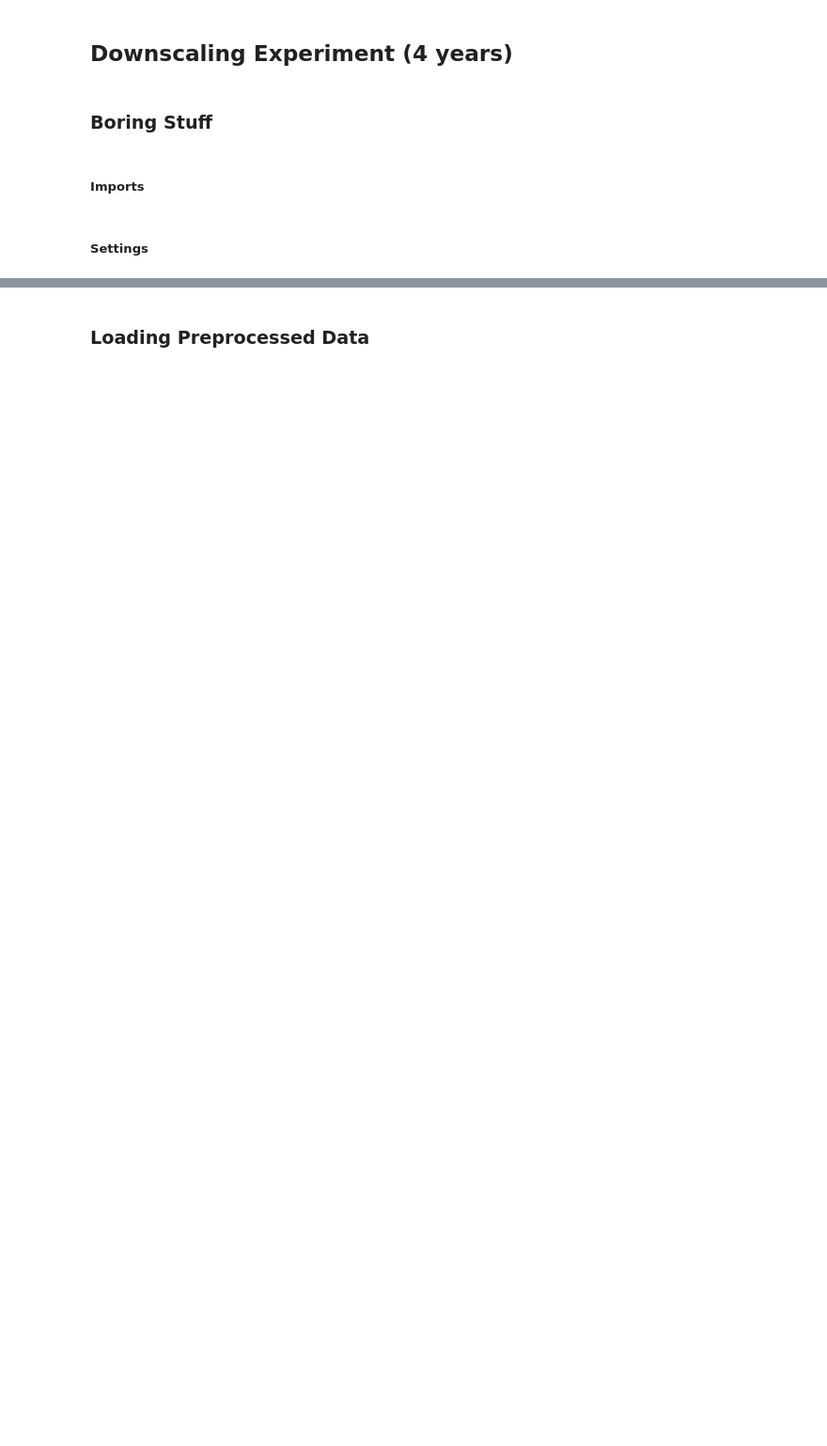
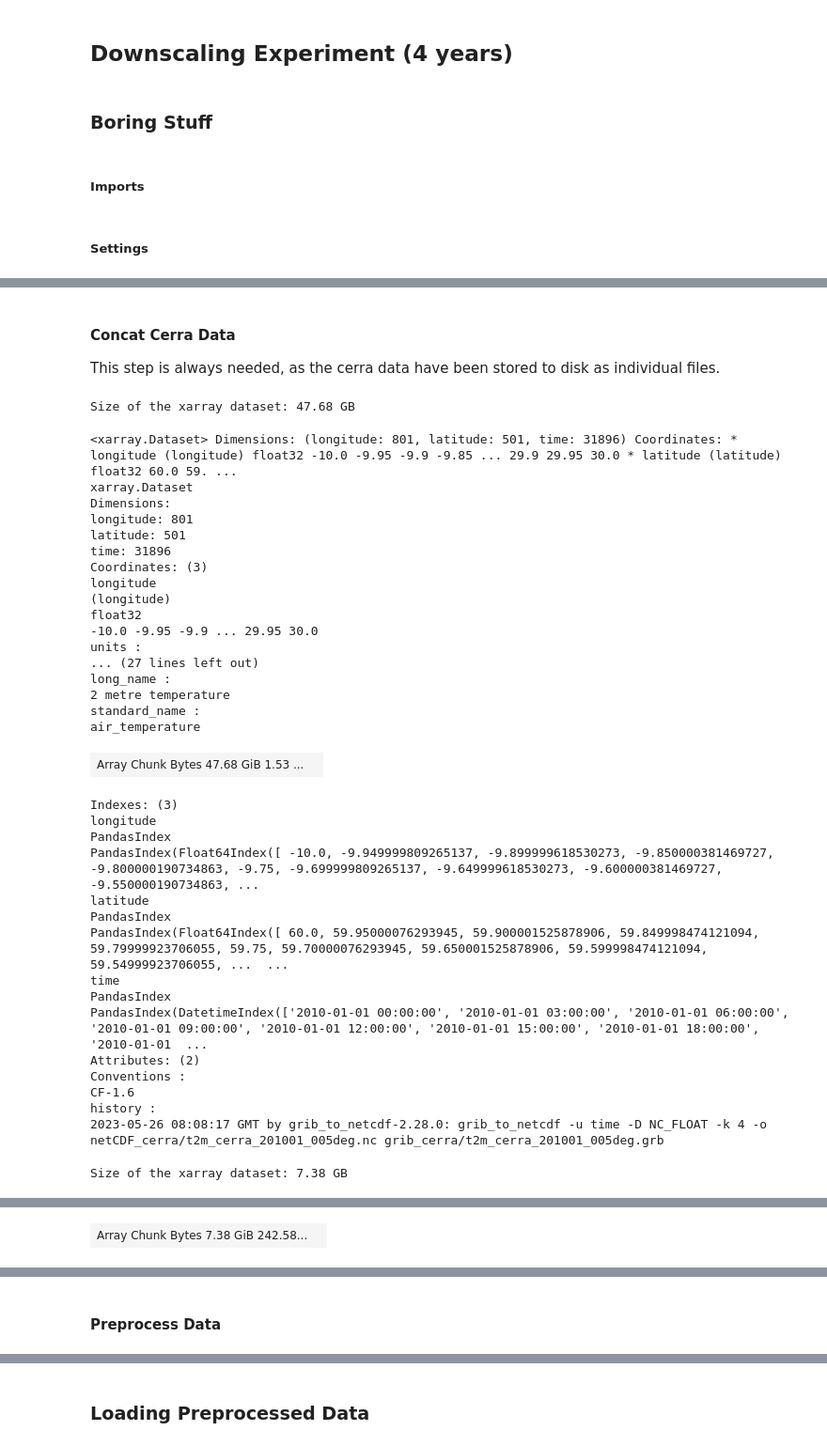
Before and after one commit to riccih-dev/bac_unet_downscaling, a Jupyter notebook: experiment_4y.ipynb, the cells around one changed output, grey strips where cells are left out. Shown at 94% size. Saved outputs shown, nothing was run; the diff lists cells and outputs as text; code cells hidden in the pictures; blank space fills up the shorter version.

```diff
--- a/experiment_4y.ipynb
+++ b/experiment_4y.ipynb
@@ -41,0 +61,74 @@ file_cerra = 'data/cerra_preprocessed_standardized_anomalies_4y.nc'
+# %% [markdown]
+#### Concat Cerra Data
+This step is always needed, as the cerra data have been stored to disk as individual files.
+# %%
+idx_era5 =131
+start = 0
+idx_cerra = idx_era5
+
+# --- CERRA ---
+# Create a list of file paths
+file_paths = [os.path.join(data_path, f'cerra0{i}.nc') for i in range(start, idx_cerra)]
+
+# Open multiple files using open_mfdataset
+cerra_ds = xr.open_mfdataset(file_paths)#, concat_dim='time')
+
+# Get the size in bytes
+size_in_bytes = cerra_ds.nbytes
+size_in_gb = size_in_bytes / (1024**3)  # 1 GB = 1024^3 bytes
+
+print(f"Size of the xarray dataset: {size_in_gb:.2f} GB")
+
+display(cerra_ds)
+
+
+# --- ERA5 ---
+# Create a list of file paths
+file_paths = [os.path.join(data_path, f'era50{i}.nc') for i in range(start, idx_era5)]
+
+# Open multiple files using open_mfdataset
+era5_ds = xr.open_mfdataset(file_paths)#, concat_dim='time')
+
+# Get the size in bytes
+size_in_bytes = era5_ds.nbytes
+size_in_gb = size_in_bytes / (1024**3)  # 1 GB = 1024^3 bytes
+
+print(f"Size of the xarray dataset: {size_in_gb:.2f} GB")
+
+display(era5_ds)
+# %% [output]
+Size of the xarray dataset: 47.68 GB
+<xarray.Dataset> Dimensions: (longitude: 801, latitude: 501, time: 31896) Coordinates: * longitude (longitude) float32 -10.0 -9.95 -9.9 -9.85 ... 29.9 29.95 30.0 * latitude (latitude) float32 60.0 59. ...
+xarray.Dataset
+Dimensions:
+longitude: 801
+latitude: 501
+time: 31896
+Coordinates: (3)
+longitude
+(longitude)
+float32
+-10.0 -9.95 -9.9 ... 29.95 30.0
+units :
+... (27 lines left out)
+long_name :
+2 metre temperature
+standard_name :
+air_temperature
+| Array Chunk Bytes 47.68 GiB 1.53 ... |  |
+Indexes: (3)
+longitude
+PandasIndex
+PandasIndex(Float64Index([ -10.0, -9.949999809265137, -9.899999618530273, -9.850000381469727, -9.800000190734863, -9.75, -9.699999809265137, -9.649999618530273, -9.600000381469727, -9.550000190734863, ...
+latitude
+PandasIndex
+PandasIndex(Float64Index([ 60.0, 59.95000076293945, 59.900001525878906, 59.849998474121094, 59.79999923706055, 59.75, 59.70000076293945, 59.650001525878906, 59.599998474121094, 59.54999923706055, ...  ...
+time
+PandasIndex
+PandasIndex(DatetimeIndex(['2010-01-01 00:00:00', '2010-01-01 03:00:00', '2010-01-01 06:00:00', '2010-01-01 09:00:00', '2010-01-01 12:00:00', '2010-01-01 15:00:00', '2010-01-01 18:00:00', '2010-01-01  ...
+Attributes: (2)
+Conventions :
+CF-1.6
+history :
+2023-05-26 08:08:17 GMT by grib_to_netcdf-2.28.0: grib_to_netcdf -u time -D NC_FLOAT -k 4 -o netCDF_cerra/t2m_cerra_201001_005deg.nc grib_cerra/t2m_cerra_201001_005deg.grb
+Size of the xarray dataset: 7.38 GB
@@ -41,0 +152 @@ file_cerra = 'data/cerra_preprocessed_standardized_anomalies_4y.nc'
+| Array Chunk Bytes 7.38 GiB 242.58... |  |
@@ -41,0 +168,2 @@ file_cerra = 'data/cerra_preprocessed_standardized_anomalies_4y.nc'
+# %% [markdown]
+#### Preprocess Data
```
Also changed, not shown: parts of 18 cells of this notebook, 10 other files.
